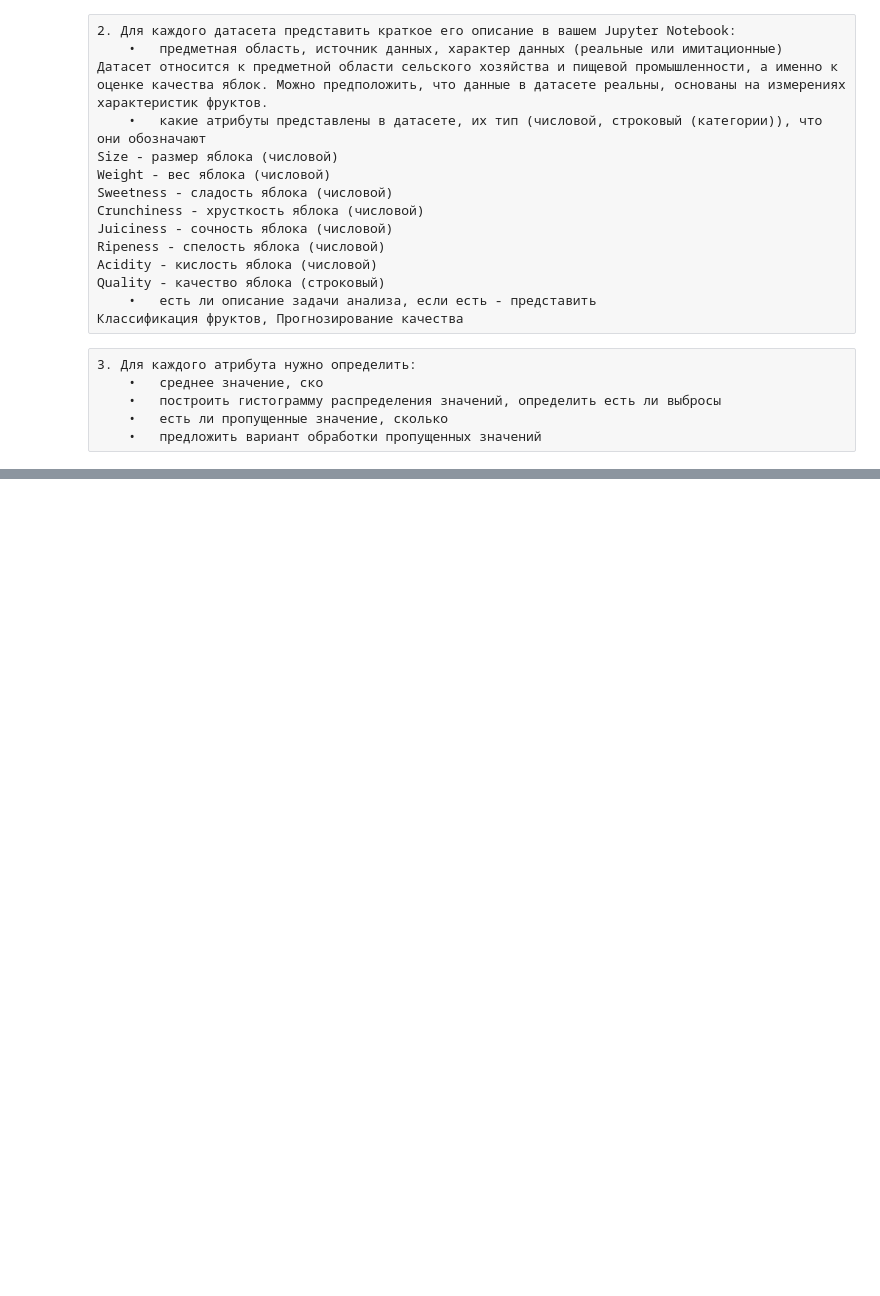
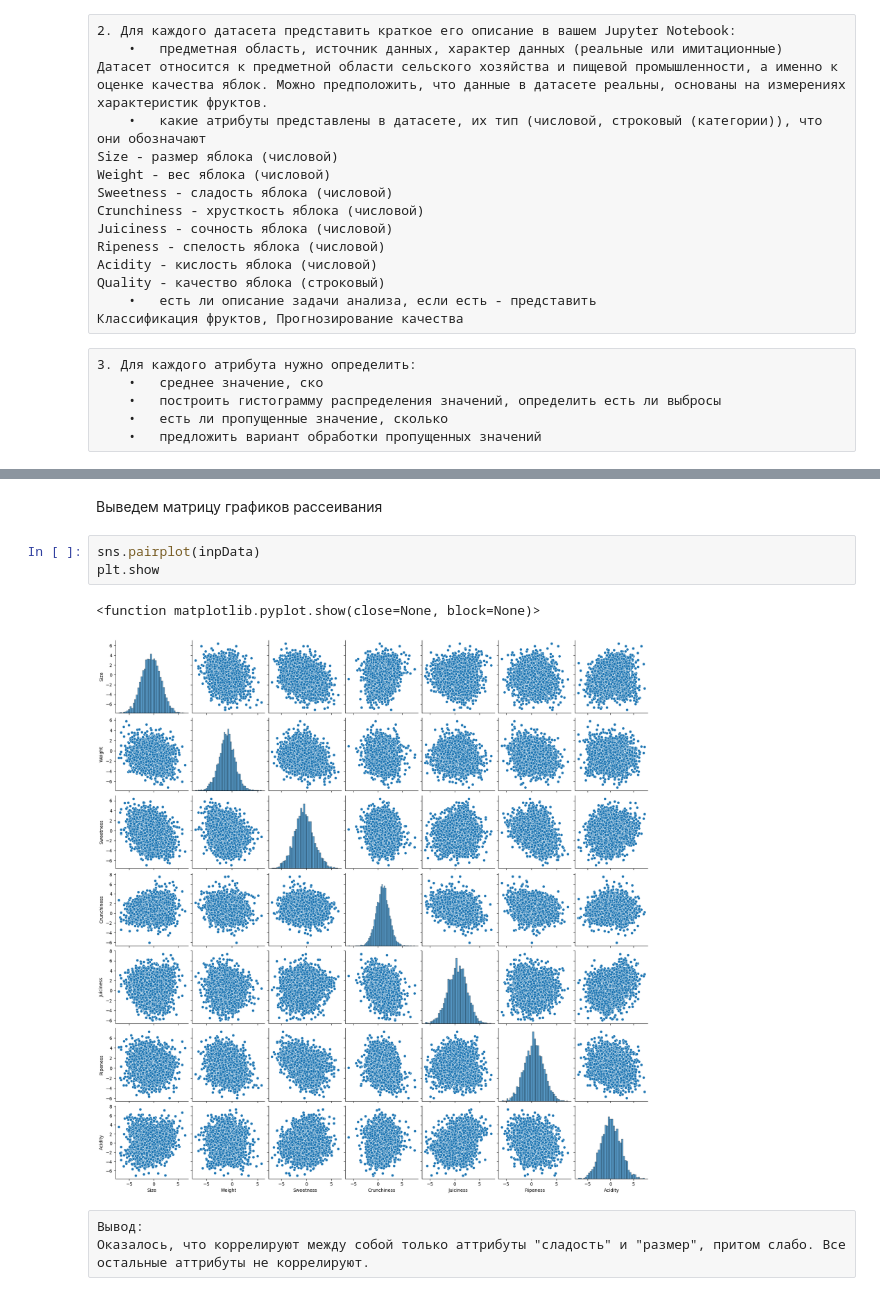
Before and after one commit to OckarPill/machinka, a Jupyter notebook: Lab 1, группа 2371, Икунин Артем Александрович.ipynb, the cells around one changed output, grey strips where cells are left out. Saved outputs shown, nothing was run; the diff lists cells and outputs as text; blank space fills up the shorter version.

```diff
--- a/Lab 1, группа 2371, Икунин Артем Александрович.ipynb
+++ b/Lab 1, группа 2371, Икунин Артем Александрович.ipynb
@@ -33,0 +122,11 @@ FileNotFoundError: [Errno 2] No such file or directory: 'apple_quality.csv'
+# %% [markdown]
+Выведем матрицу графиков рассеивания
+# %%
+sns.pairplot(inpData)
+plt.show
+# %% [output]
+<function matplotlib.pyplot.show(close=None, block=None)>
+[figure, added]
+# %% [raw]
+Вывод:
+Оказалось, что коррелируют между собой только аттрибуты "сладость" и "размер", притом слабо. Все остальные аттрибуты не коррелируют.
```
Also changed, not shown: parts of 10 cells of this notebook.
